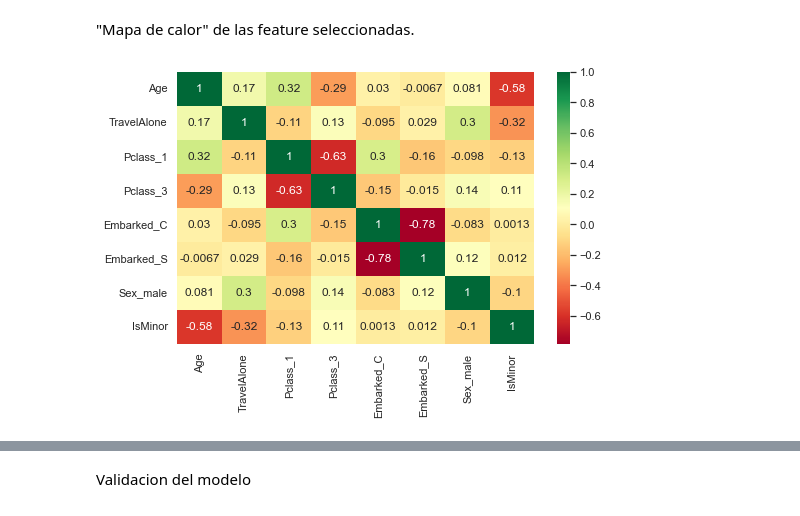
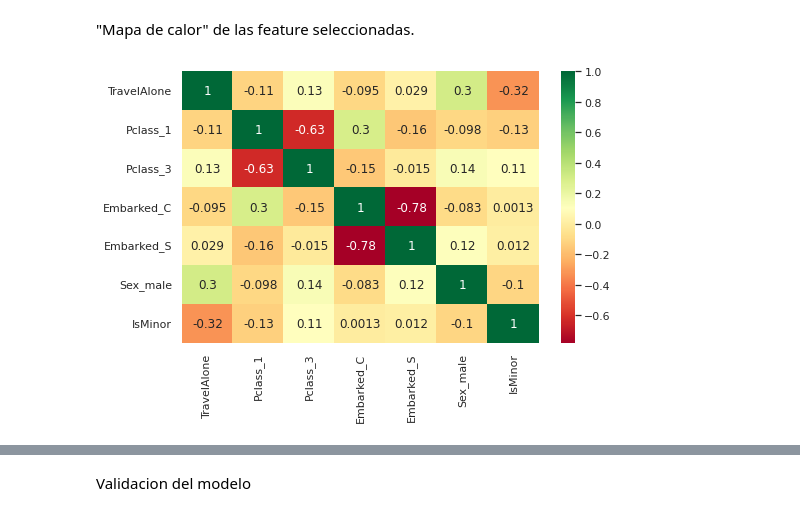
Before and after one commit to claudxfiles/dataquestdiplomado, a Jupyter notebook: modulo 6/Modulo 6 notebook/clase 2/USACH_Clase2.ipynb, the cells around one changed output, grey strips where cells are left out. Saved outputs shown, nothing was run; the diff lists cells and outputs as text; code cells hidden in the pictures.

```diff
--- a/modulo 6/Modulo 6 notebook/clase 2/USACH_Clase2.ipynb
+++ b/modulo 6/Modulo 6 notebook/clase 2/USACH_Clase2.ipynb
@@ -34,6 +34,6 @@ import seaborn as sns
 sns.set(style="white") #Fondo blanco
 sns.set(style="whitegrid", color_codes=True)
 # %%
-'''from google.colab import files
-uploaded = files.upload()'''
+from google.colab import files
+uploaded = files.upload()
 # %% [output]
@@ -42,7 +43,7 @@ uploaded = files.upload()'''
 import pandas as pd
 import io
 
-train_titanic_df = pd.read_csv('train_titanic.csv')
+train_titanic_df = pd.read_csv(io.StringIO(uploaded['train_titanic.csv'].decode('utf-8')))
 train_titanic_df.shape[0]
 # %% [output]
 891
@@ -457,12 +452,12 @@ Please also refer to the documentation for alternative solver options:
 # %% [markdown]
 "Mapa de calor" de las feature seleccionadas.
 # %%
-Selected_features = ['Age', 'TravelAlone', 'Pclass_1', 'Pclass_3', 'Embarked_C',
+Selected_features = [ 'TravelAlone', 'Pclass_1', 'Pclass_3', 'Embarked_C',
                      'Embarked_S', 'Sex_male', 'IsMinor']
 X = final_train_titanic[Selected_features]
 
 plt.subplots(figsize=(8, 5))
 sns.heatmap(X.corr(), annot=True, cmap="RdYlGn")
 plt.show()
 # %% [output]
-[figure, old version]
+[figure, new version]
```
Also changed, not shown: parts of 29 cells of this notebook, 15 other files.
